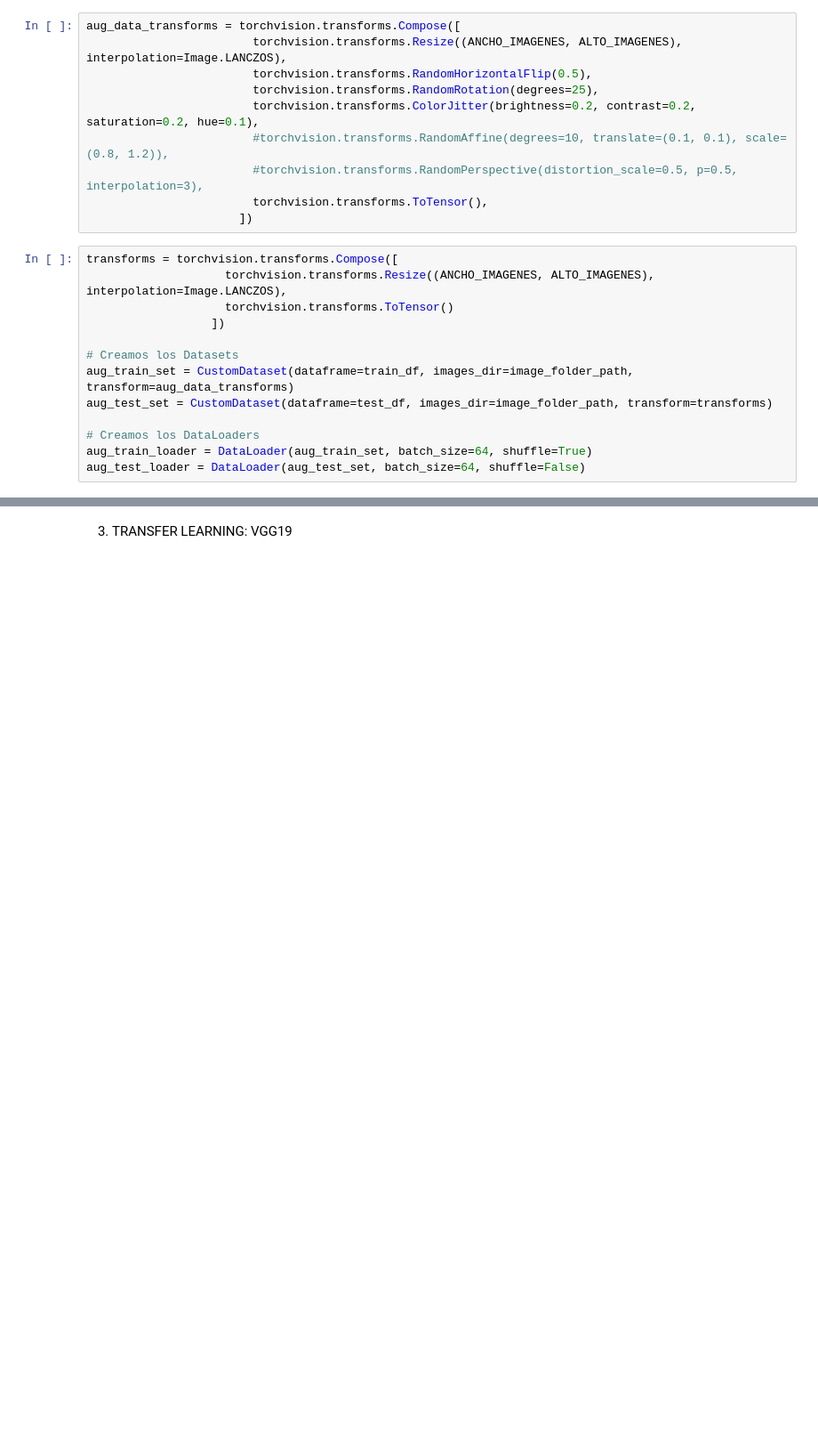
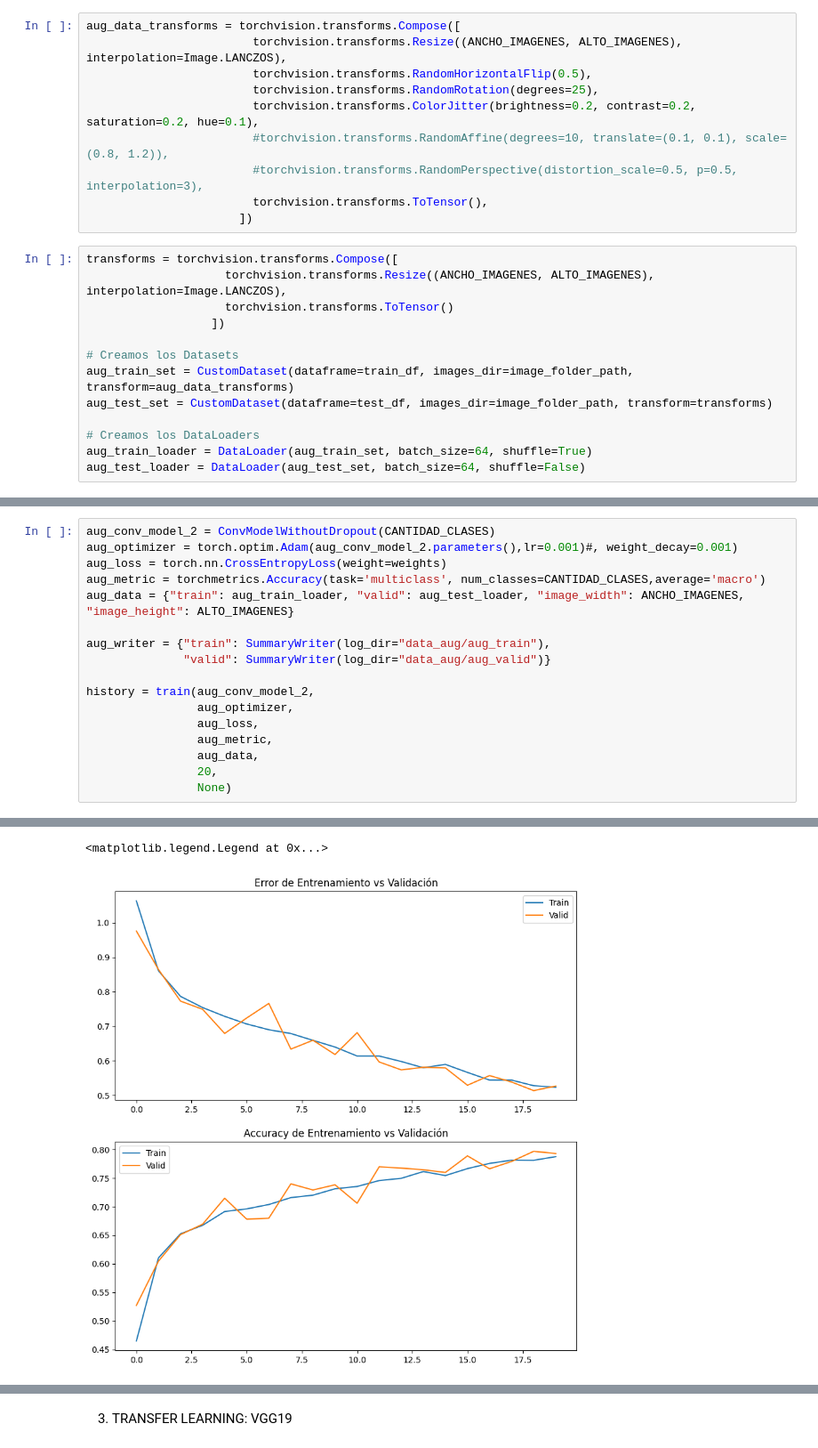
Before and after one commit to vasconcelosfer/ComputerVisionII, a Jupyter notebook: TP_VPC2_LARA_RC.ipynb, the cells around one changed output, grey strips where cells are left out. Shown at 89% size. Cells and saved outputs as stored; diff of their text form; blank space fills up the shorter version.

```diff
--- a/TP_VPC2_LARA_RC.ipynb
+++ b/TP_VPC2_LARA_RC.ipynb
@@ -678,0 +758,18 @@ El proceso de data augmentation mejoró sustancialmente las métricas de perform
+# %%
+aug_conv_model_2 = ConvModelWithoutDropout(CANTIDAD_CLASES)
+aug_optimizer = torch.optim.Adam(aug_conv_model_2.parameters(),lr=0.001)#, weight_decay=0.001)
+aug_loss = torch.nn.CrossEntropyLoss(weight=weights)
+aug_metric = torchmetrics.Accuracy(task='multiclass', num_classes=CANTIDAD_CLASES,average='macro')
+aug_data = {"train": aug_train_loader, "valid": aug_test_loader, "image_width": ANCHO_IMAGENES, "image_height": ALTO_IMAGENES}
+
+aug_writer = {"train": SummaryWriter(log_dir="data_aug/aug_train"),
+              "valid": SummaryWriter(log_dir="data_aug/aug_valid")}
+
+history = train(aug_conv_model_2,
+                aug_optimizer,
+                aug_loss,
+                aug_metric,
+                aug_data,
+                20,
+                None)
+# %% [output]
@@ -678,0 +796,2 @@ El proceso de data augmentation mejoró sustancialmente las métricas de perform
+<matplotlib.legend.Legend at 0x...>
+[figure, added]
```
Also changed, not shown: parts of 20 cells of this notebook.
